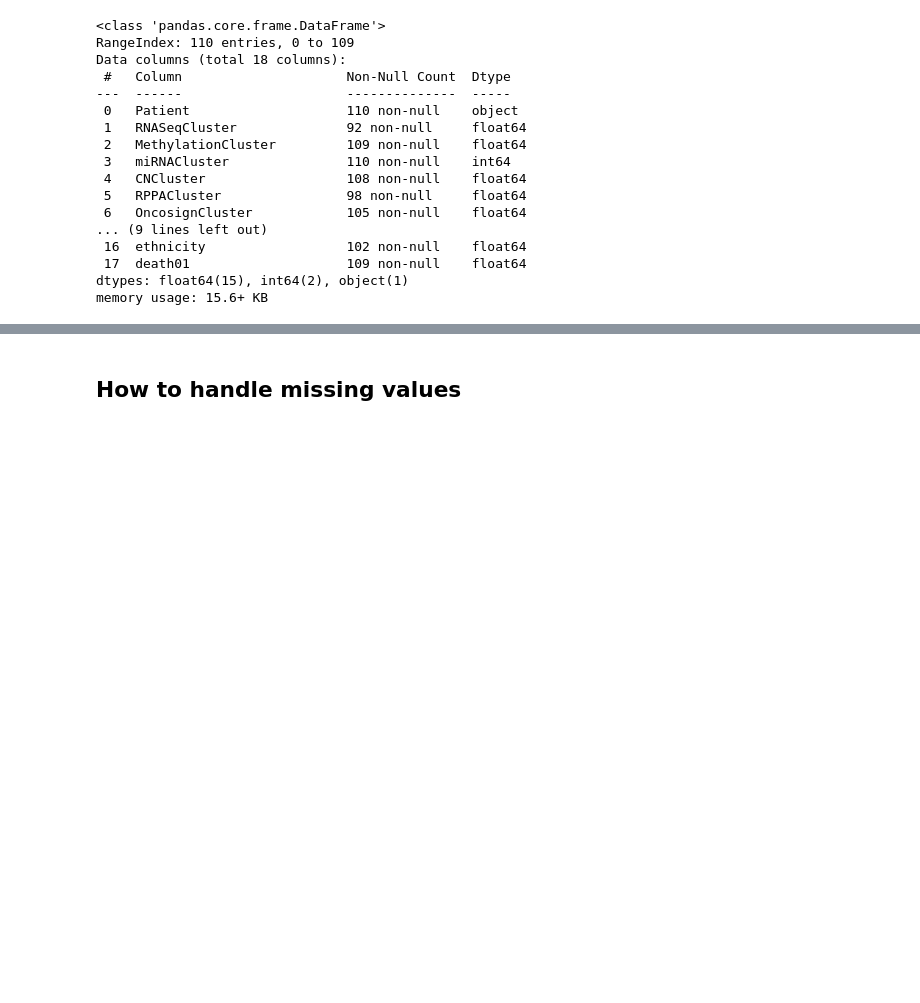
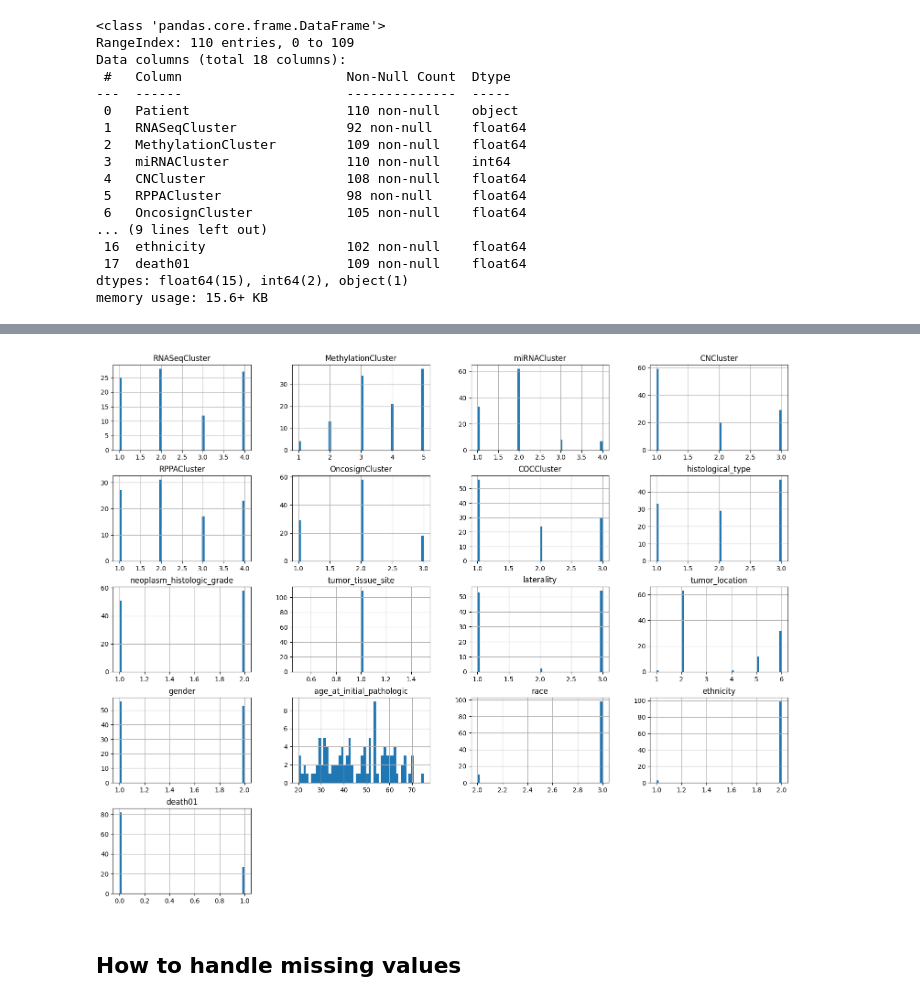
Before and after one commit to Danlof/Brain_tumour_segmentation, a Jupyter notebook: segmentation_mri.ipynb, the cells around one changed output, grey strips where cells are left out. Saved outputs shown, nothing was run; the diff lists cells and outputs as text; code cells hidden in the pictures; blank space fills up the shorter version.

```diff
--- a/segmentation_mri.ipynb
+++ b/segmentation_mri.ipynb
@@ -91,2 +84,8 @@ memory usage: 15.6+ KB
+# %%
+%matplotlib inline
+mri_df.hist(bins = 50 ,figsize= (19,15))
+plt.show()
+# %% [output]
+[figure, added]
 # %% [markdown]
 ## How to handle missing values
```
Also changed, not shown: parts of 9 cells of this notebook.
